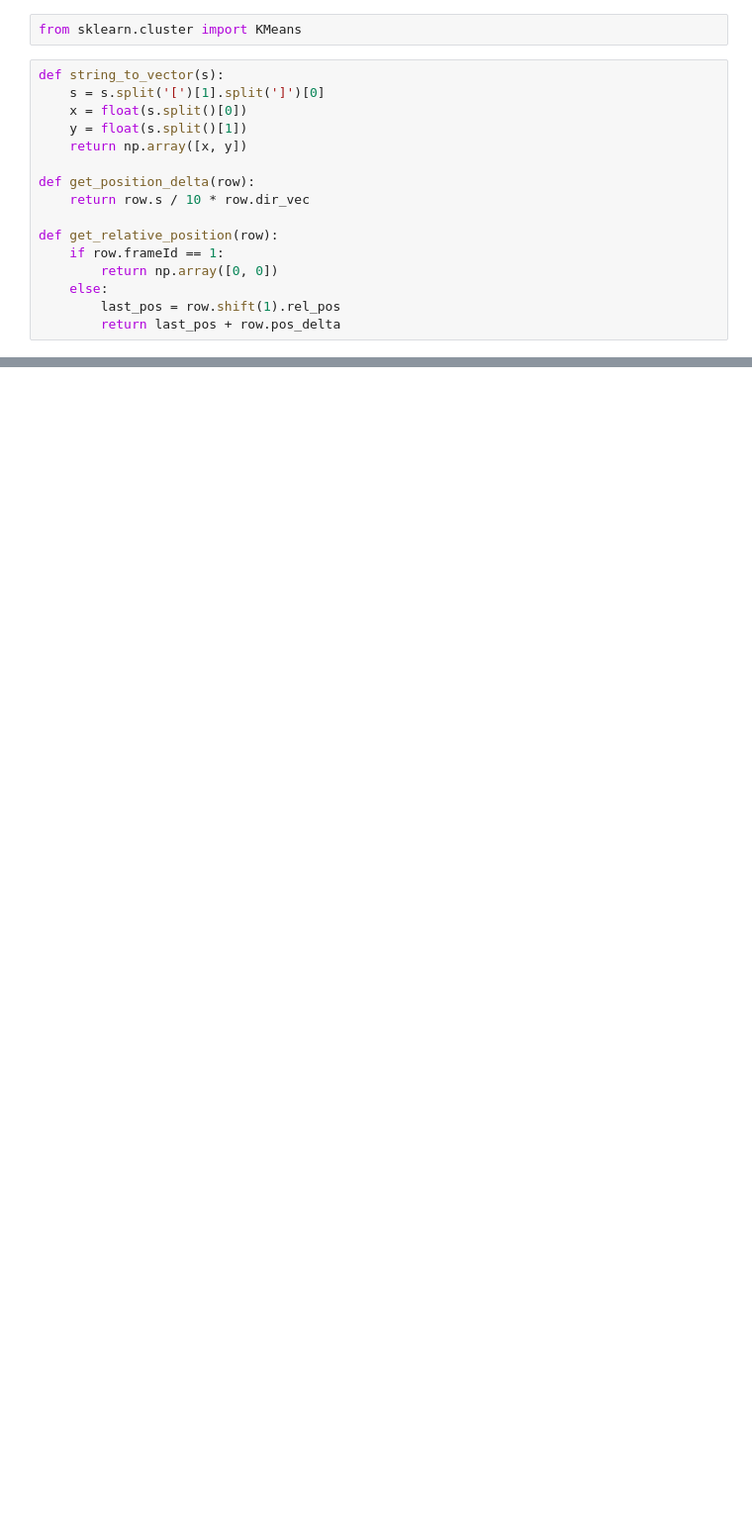
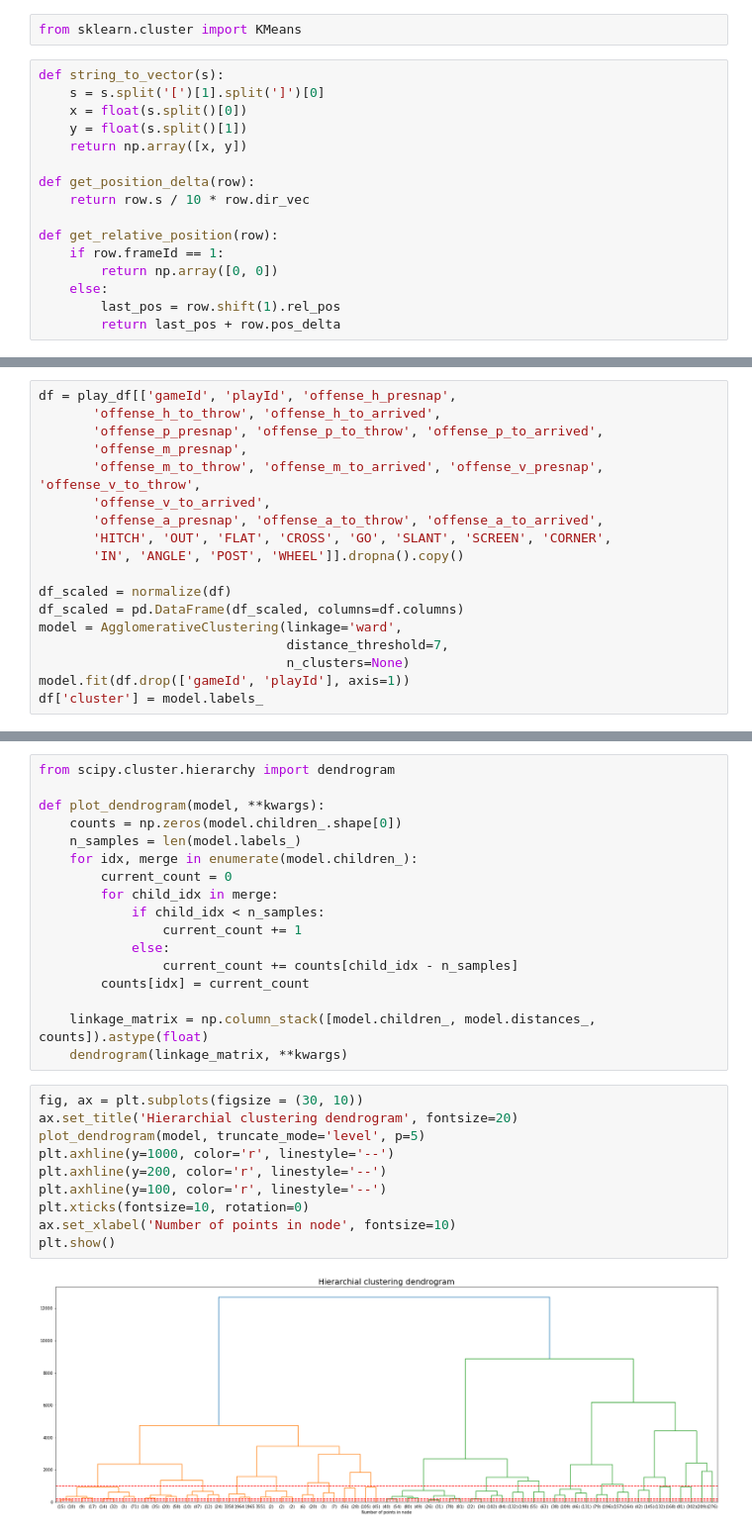
Before and after one commit to sskett/cosc301, a Jupyter notebook: testing.ipynb, the cells around one changed output, grey strips where cells are left out. Shown at 99% size. Cells and saved outputs as stored; diff of their text form; blank space fills up the shorter version.

```diff
--- a/testing.ipynb
+++ b/testing.ipynb
@@ -110,0 +127,18 @@ Name: 235, dtype: object
+# %%
+df = play_df[['gameId', 'playId', 'offense_h_presnap',
+       'offense_h_to_throw', 'offense_h_to_arrived',
+       'offense_p_presnap', 'offense_p_to_throw', 'offense_p_to_arrived',
+       'offense_m_presnap',
+       'offense_m_to_throw', 'offense_m_to_arrived', 'offense_v_presnap', 'offense_v_to_throw',
+       'offense_v_to_arrived',
+       'offense_a_presnap', 'offense_a_to_throw', 'offense_a_to_arrived',
+       'HITCH', 'OUT', 'FLAT', 'CROSS', 'GO', 'SLANT', 'SCREEN', 'CORNER',
+       'IN', 'ANGLE', 'POST', 'WHEEL']].dropna().copy()
+
+df_scaled = normalize(df)
+df_scaled = pd.DataFrame(df_scaled, columns=df.columns)
+model = AgglomerativeClustering(linkage='ward',
+                                distance_threshold=7,
+                                n_clusters=None)
+model.fit(df.drop(['gameId', 'playId'], axis=1))
+df['cluster'] = model.labels_
@@ -110,0 +166,29 @@ Name: 235, dtype: object
+# %%
+from scipy.cluster.hierarchy import dendrogram
+
+def plot_dendrogram(model, **kwargs):
+    counts = np.zeros(model.children_.shape[0])
+    n_samples = len(model.labels_)
+    for idx, merge in enumerate(model.children_):
+        current_count = 0
+        for child_idx in merge:
+            if child_idx < n_samples:
+                current_count += 1
+            else:
+                current_count += counts[child_idx - n_samples]
+        counts[idx] = current_count
+
+    linkage_matrix = np.column_stack([model.children_, model.distances_, counts]).astype(float)
+    dendrogram(linkage_matrix, **kwargs)
+# %%
+fig, ax = plt.subplots(figsize = (30, 10))
+ax.set_title('Hierarchial clustering dendrogram', fontsize=20)
+plot_dendrogram(model, truncate_mode='level', p=5)
+plt.axhline(y=1000, color='r', linestyle='--')
+plt.axhline(y=200, color='r', linestyle='--')
+plt.axhline(y=100, color='r', linestyle='--')
+plt.xticks(fontsize=10, rotation=0)
+ax.set_xlabel('Number of points in node', fontsize=10)
+plt.show()
+# %% [output]
+[figure, added]
```
Also changed, not shown: parts of 27 cells of this notebook, 5 other files.
